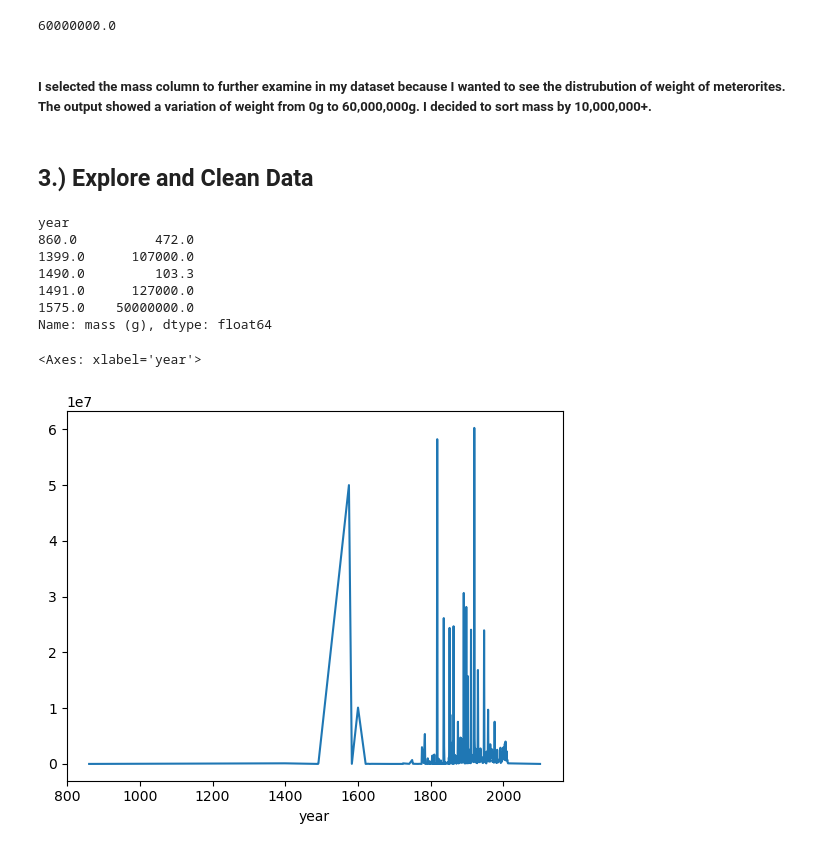
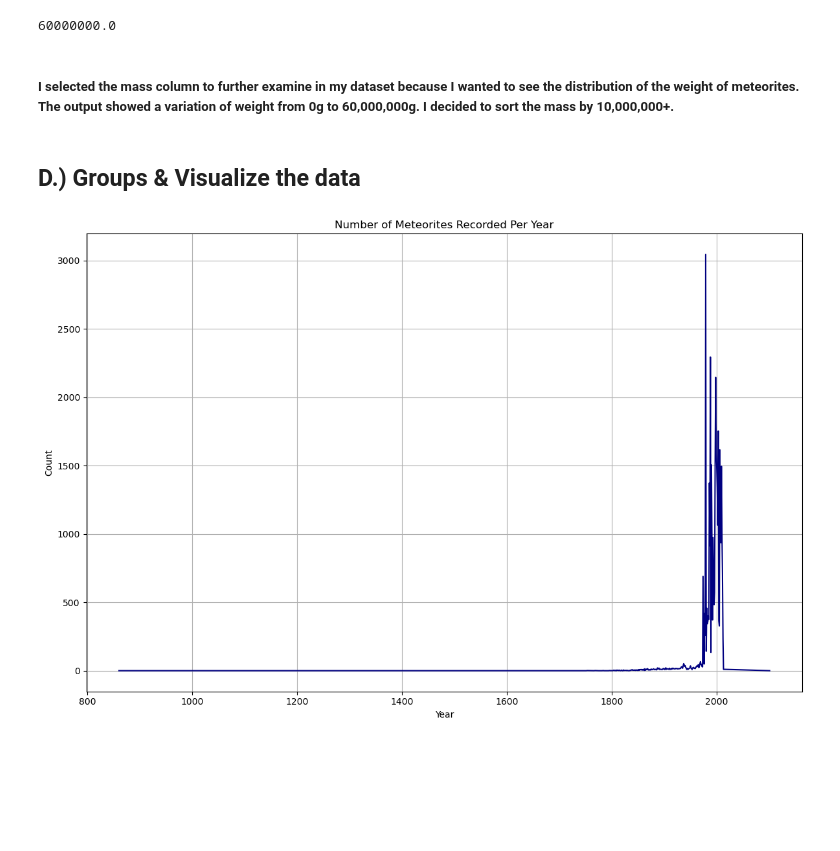
Before and after one commit to dkdukes5/IA-340, a Jupyter notebook: Lab-2.ipynb, the cells around one changed output. Cells and saved outputs as stored; diff of their text form; code cells hidden in the pictures; blank space fills up the shorter version.

```diff
--- a/Lab-2.ipynb
+++ b/Lab-2.ipynb
@@ -167,22 +174,22 @@ df['mass (g)'].max()#shows the max value of mass in the column
 # %% [output]
 60000000.0
 # %% [markdown]
-##### I selected the mass column to further examine in my dataset because I wanted to see the distrubution of weight of meterorites. The output showed a variation of weight from 0g to 60,000,000g. I decided to sort mass by 10,000,000+.
+##### I selected the mass column to further examine in my dataset because I wanted to see the distribution of the weight of meteorites. The output showed a variation of weight from 0g to 60,000,000g. I decided to sort the mass by 10,000,000+.
 # %% [markdown]
-## 3.) Explore and Clean Data
+## D.) Groups & Visualize the data
 # %%
-sum_mass_by_year = df.groupby("year")["mass (g)"].sum() #aggregate the total mass per year
-sum_mass_by_year.head()
+import pandas as pd
+import matplotlib.pyplot as plt
+
+meteorite_counts = df.groupby("year").size()
+
+plt.figure(figsize=(12, 8))
+plt.plot(meteorite_counts.index, meteorite_counts.values, color='navy')
+plt.title("Number of Meteorites Recorded Per Year")
+plt.xlabel("Year")
+plt.ylabel("Count")
+plt.grid(True)
+plt.tight_layout()
+plt.show()
 # %% [output]
-year
-860.0          472.0
-1399.0      107000.0
-1490.0         103.3
-1491.0      127000.0
-1575.0    50000000.0
-Name: mass (g), dtype: float64
+[figure, added]
-# %%
-sum_mass_by_year.plot()
-# %% [output]
-<Axes: xlabel='year'>
-[figure, removed]
```
Also changed, not shown: parts of 9 cells of this notebook.
